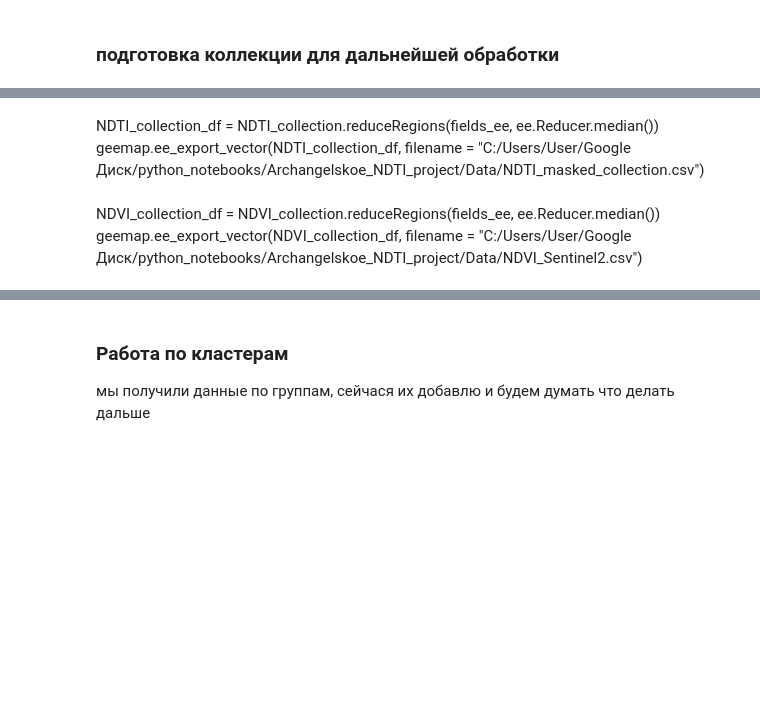
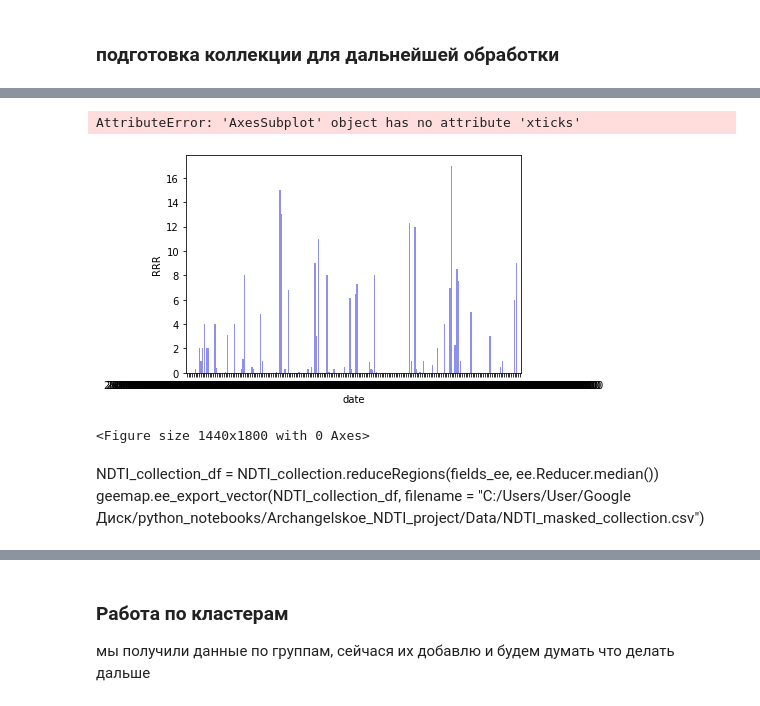
Before and after one commit to hukitoc94/Archangelskoe_NDTI_project, a Jupyter notebook: arhchan_project.ipynb, the cells around one changed output, grey strips where cells are left out. Cells and saved outputs as stored; diff of their text form; code cells hidden in the pictures; blank space fills up the shorter version.

```diff
--- a/arhchan_project.ipynb
+++ b/arhchan_project.ipynb
@@ -151,0 +151,16 @@ Budenovsk.addLayer(NDVI_collection.select(unique_dates[0]) , {min: 0, max: 1, "p
+# %%
+climat = pd.read_csv('Data/37061.19.02.2019.28.08.2019.1.0.0.ru.ansi.00000000.csv', sep = ';',encoding = 'ANSI', index_col = False)
+climat[['date','time']] = climat['Местное время в Буденновске'].str.split(' ',1, expand=True )
+climat = climat[['date', 'T', "RRR"]]
+
+climat.RRR[climat.RRR == 'Осадков нет'] = 0
+climat.RRR[climat.RRR == 'Следы осадков'] = 0
+
+climat[['day','month','year']] = climat.date.str.split('.', expand=True)
+climat.date = climat.year + '-' + climat.month + '-' + climat.day
+
+climat.date = pd.to_datetime(climat.date, format='%Y-%m-%d')
+
+climat.RRR = pd.to_numeric(climat.RRR)
+
+climat.groupby('date')
@@ -151,0 +173,15 @@ Budenovsk.addLayer(NDVI_collection.select(unique_dates[0]) , {min: 0, max: 1, "p
+# %%
+rain = climat.groupby('date').sum().reset_index()[['date','RRR']]
+# %%
+fig, ax = plt.subplots()
+
+plt.figure(figsize=(20,25))
+
+f = sns.barplot(data = rain, x='date', y = "RRR", color = 'blue', alpha=0.5, ax =ax)
+fmt_month = mdates.MonthLocator()
+ax.xaxis.set_minor_locator(fmt_month)
+ax.xticks(rotation='vertical')
+# %% [output]
+AttributeError: 'AxesSubplot' object has no attribute 'xticks'
+[figure, added]
+<Figure size 1440x1800 with 0 Axes>
@@ -159,9 +198,6 @@ Praskoveya['type'] = 'TT'
 fields = Praskoveya.append(Archangelskoe)[['type','geometry']]
 fields['number'] = [i for i in range(0,fields.shape[0])]
 fields_ee = geemap.geopandas_to_ee(fields)
-# %% [markdown]
-NDTI_collection_df = NDTI_collection.reduceRegions(fields_ee, ee.Reducer.median())
-geemap.ee_export_vector(NDTI_collection_df, filename = "C:/Users/User/Google Диск/python_notebooks/Archangelskoe_NDTI_project/Data/NDTI_masked_collection.csv")
-# %% [markdown]
-NDVI_collection_df = NDVI_collection.reduceRegions(fields_ee, ee.Reducer.median())
-geemap.ee_export_vector(NDVI_collection_df, filename = "C:/Users/User/Google Диск/python_notebooks/Archangelskoe_NDTI_project/Data/NDVI_Sentinel2.csv")
+# %% [markdown]
+NDTI_collection_df = NDTI_collection.reduceRegions(fields_ee, ee.Reducer.median())
+geemap.ee_export_vector(NDTI_collection_df, filename = "C:/Users/User/Google Диск/python_notebooks/Archangelskoe_NDTI_project/Data/NDTI_masked_collection.csv")
```
Also changed, not shown: parts of 30 cells of this notebook.
